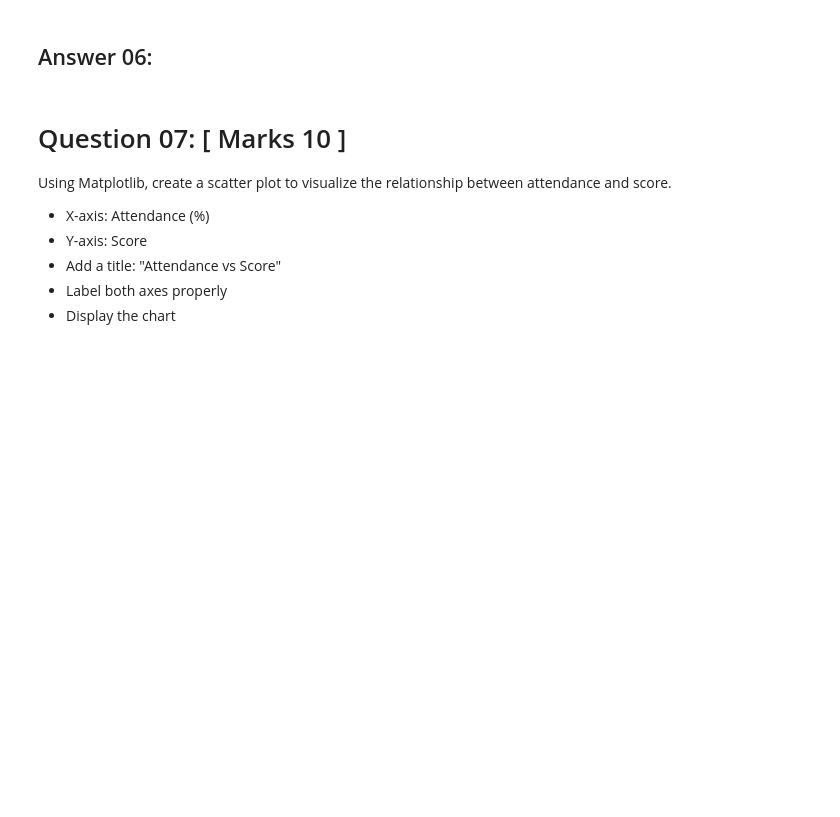
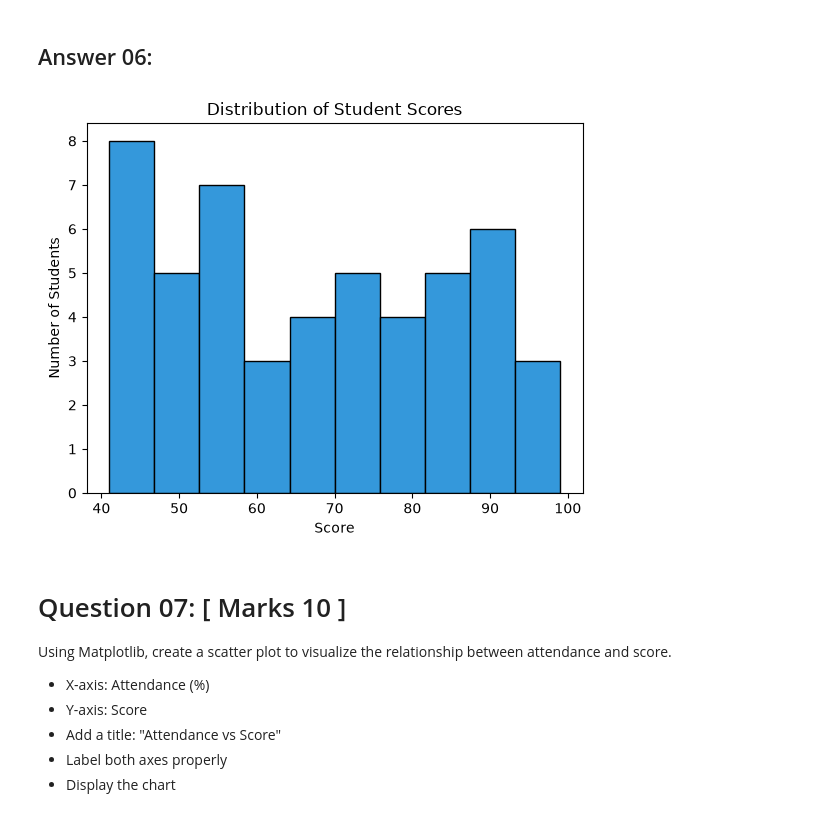
Before and after one commit to mahfuzzayn/ai-ml-phitron, a Jupyter notebook: Main Courses/AI Programming With Python/Week 04 - ML ToolBox (Visualization)/Module 15 - Final Exam/AI_Programming_With_Python_Final_Exam.ipynb, the cells around one changed output. Saved outputs shown, nothing was run; the diff lists cells and outputs as text; code cells hidden in the pictures; blank space fills up the shorter version.

```diff
--- a/Main Courses/AI Programming With Python/Week 04 - ML ToolBox (Visualization)/Module 15 - Final Exam/AI_Programming_With_Python_Final_Exam.ipynb
+++ b/Main Courses/AI Programming With Python/Week 04 - ML ToolBox (Visualization)/Module 15 - Final Exam/AI_Programming_With_Python_Final_Exam.ipynb
@@ -152,6 +305,15 @@ Using Matplotlib, create a histogram of the score column.
 * Display the chart
 # %% [markdown]
 ## Answer 06:
+# %%
+plt.title("Distribution of Student Scores")
+plt.xlabel("Score")
+plt.ylabel("Number of Students")
+
+plt.hist(x=df['score'], color='#3498db', edgecolor='black', bins=10)
+plt.show()
+# %% [output]
+[figure, added]
 # %% [markdown]
 # Question 07: [ Marks 10 ]
 
```
Also changed, not shown: parts of 14 cells of this notebook, 1 other file.
